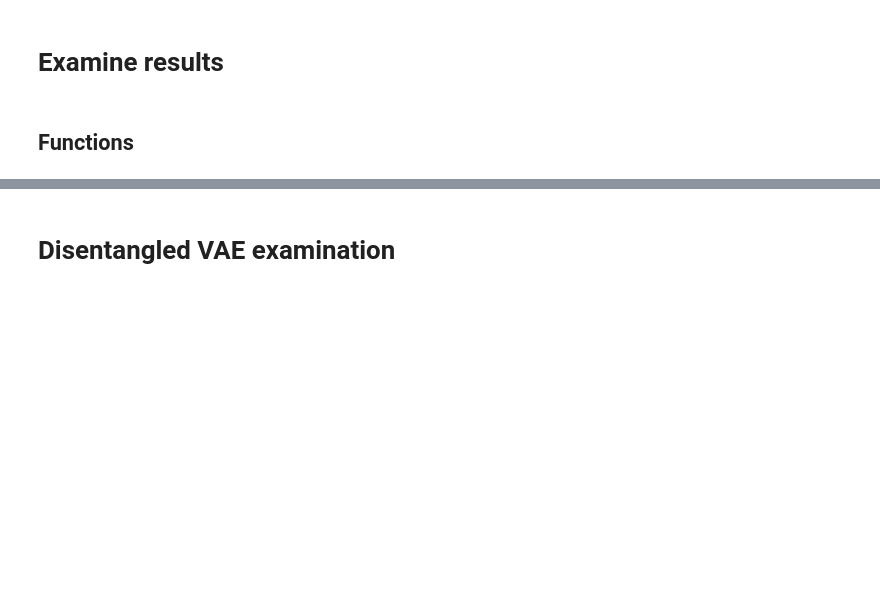
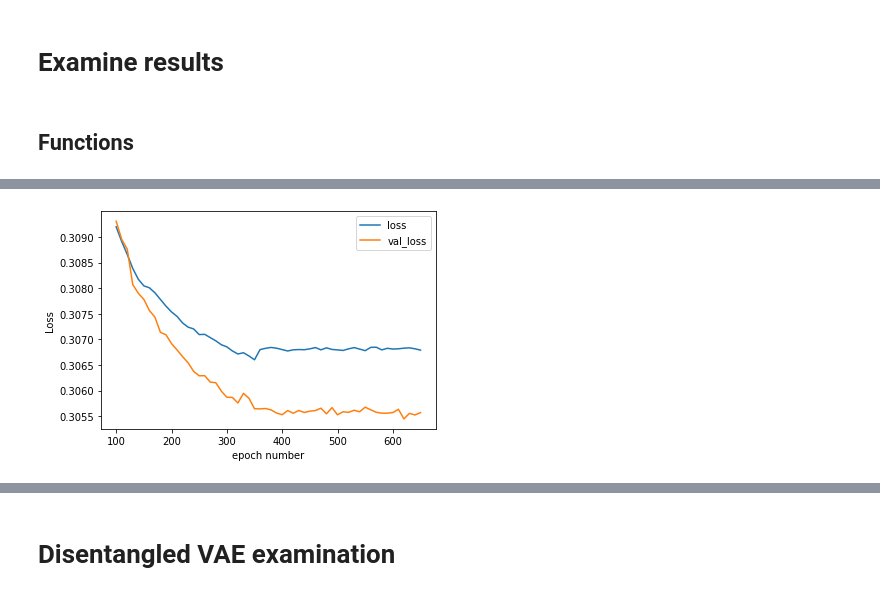
Before and after one commit to egorssed/Astrophysics, a Jupyter notebook: Disentangled_BCE_VAE.ipynb, the cells around one changed output, grey strips where cells are left out. Saved outputs shown, nothing was run; the diff lists cells and outputs as text; code cells hidden in the pictures; blank space fills up the shorter version.

```diff
--- a/Disentangled_BCE_VAE.ipynb
+++ b/Disentangled_BCE_VAE.ipynb
@@ -513,0 +533,11 @@ def present_reconstruction(resid=False):
+# %%
+Checkpoint_to_load=640
+Folder='/content/drive/My Drive/AstroLensing/VAE_Framework/Research_Original_VAE/'
+vae.load_weights(Folder+'Checkpoints/epoch_{}/Model'.format(Checkpoint_to_load))
+
+z_means=models['z_meaner'].predict(gal_dataset_images)
+z_log_vars=models['z_log_varer'].predict(gal_dataset_images)
+decoded=vae.predict(gal_dataset_images)
+std_of_mu=z_means.std(axis=0)
+mean_of_var=(np.exp(z_log_vars/2)).mean(axis=0)
+ratio=std_of_mu/mean_of_var
@@ -513,0 +548,4 @@ def present_reconstruction(resid=False):
+# %%
+learning_curve(Folder+'logs.txt',100,700)
+# %% [output]
+[figure, added]
```
Also changed, not shown: parts of 71 cells of this notebook.
